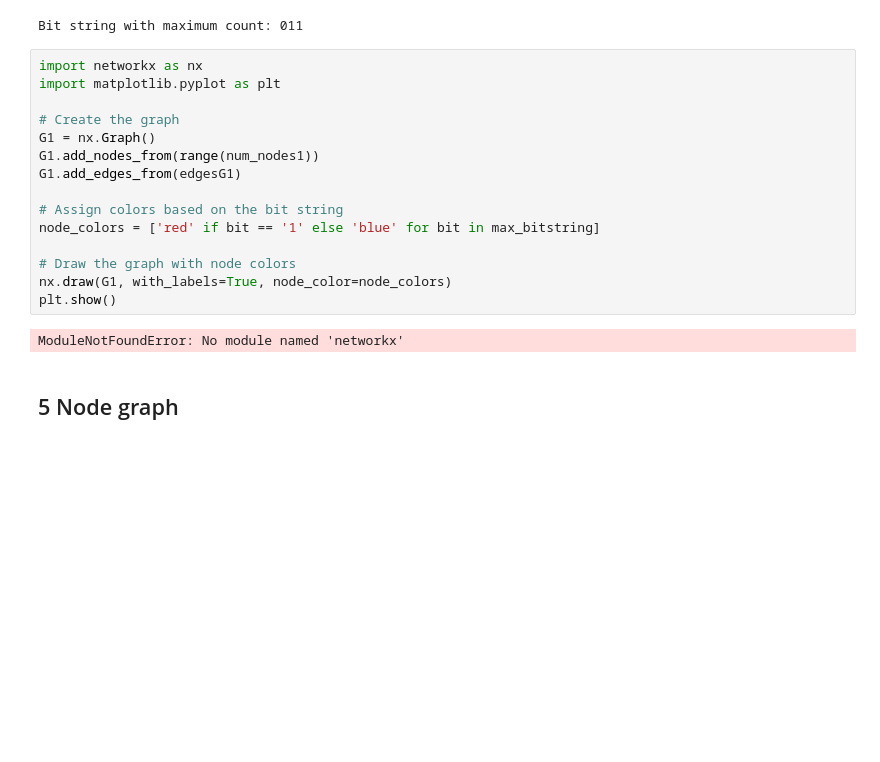
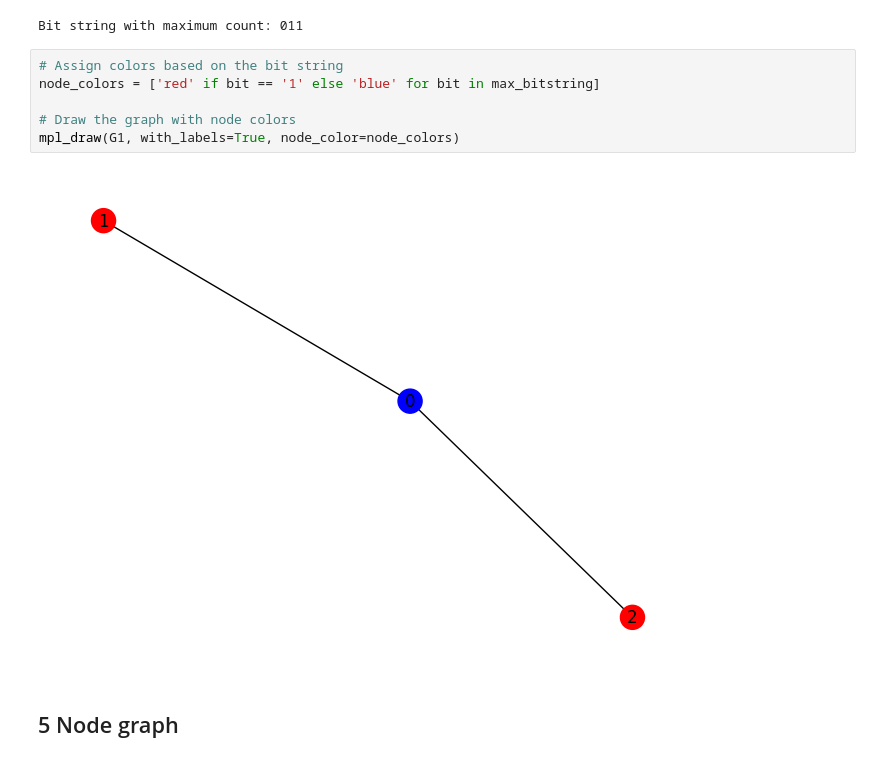
Before and after one commit to Matrixmang0/MIS-QAOA, a Jupyter notebook: Untitled.ipynb, the cells around one changed output. Cells and saved outputs as stored; diff of their text form; blank space fills up the shorter version.

Commit message:
Successfully implemented MIS-QAOA for 3 node and 5 node graph

```diff
--- a/Untitled.ipynb
+++ b/Untitled.ipynb
@@ -493,22 +493,13 @@ print("Bit string with maximum count:", max_bitstring)
 # %% [output]
 Bit string with maximum count: 011
 # %%
-import networkx as nx
-import matplotlib.pyplot as plt
-
-# Create the graph
-G1 = nx.Graph()
-G1.add_nodes_from(range(num_nodes1))
-G1.add_edges_from(edgesG1)
-
 # Assign colors based on the bit string
 node_colors = ['red' if bit == '1' else 'blue' for bit in max_bitstring]
 
 # Draw the graph with node colors
-nx.draw(G1, with_labels=True, node_color=node_colors)
-plt.show()
+mpl_draw(G1, with_labels=True, node_color=node_colors)
 # %% [output]
-ModuleNotFoundError: No module named 'networkx'
+[figure, added]
 # %% [markdown]
 ## 5 Node graph
 # %%
```
Also changed, not shown: parts of 5 cells of this notebook.
